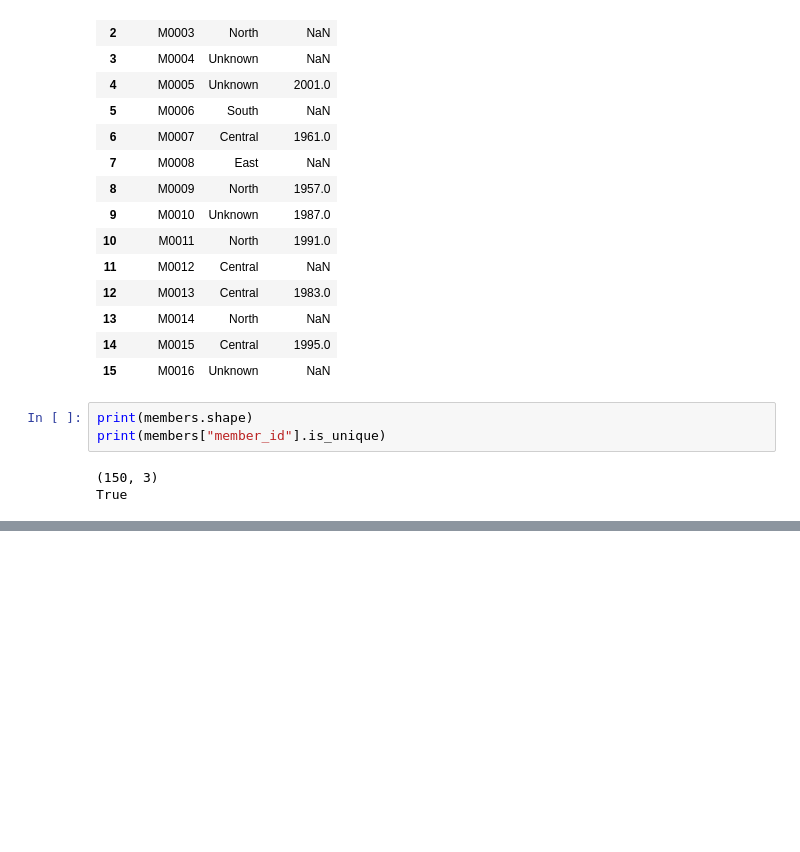
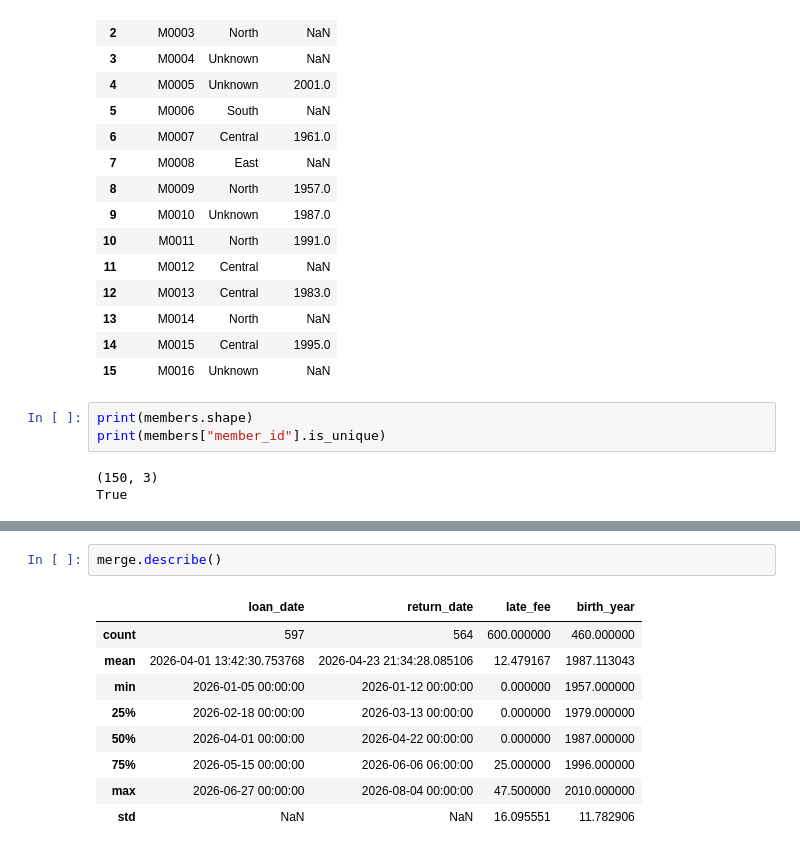
Before and after one commit to ChrisLofgreen/LABS_26-27, a Jupyter notebook: Data analysis/lab4.ipynb, the cells around one changed output, grey strips where cells are left out. Cells and saved outputs as stored; diff of their text form; blank space fills up the shorter version.

```diff
--- a/Data analysis/lab4.ipynb
+++ b/Data analysis/lab4.ipynb
@@ -483,0 +501,12 @@ True
+# %%
+merge.describe()
+# %% [output]
+|  | loan_date | return_date | late_fee | birth_year |
+| count | 597 | 564 | 600.000000 | 460.000000 |
+| mean | 2026-04-01 13:42:30.753768 | 2026-04-23 21:34:28.085106 | 12.479167 | 1987.113043 |
+| min | 2026-01-05 00:00:00 | 2026-01-12 00:00:00 | 0.000000 | 1957.000000 |
+| 25% | 2026-02-18 00:00:00 | 2026-03-13 00:00:00 | 0.000000 | 1979.000000 |
+| 50% | 2026-04-01 00:00:00 | 2026-04-22 00:00:00 | 0.000000 | 1987.000000 |
+| 75% | 2026-05-15 00:00:00 | 2026-06-06 06:00:00 | 25.000000 | 1996.000000 |
+| max | 2026-06-27 00:00:00 | 2026-08-04 00:00:00 | 47.500000 | 2010.000000 |
+| std | NaN | NaN | 16.095551 | 11.782906 |
```
Also changed, not shown: parts of 5 cells of this notebook.
